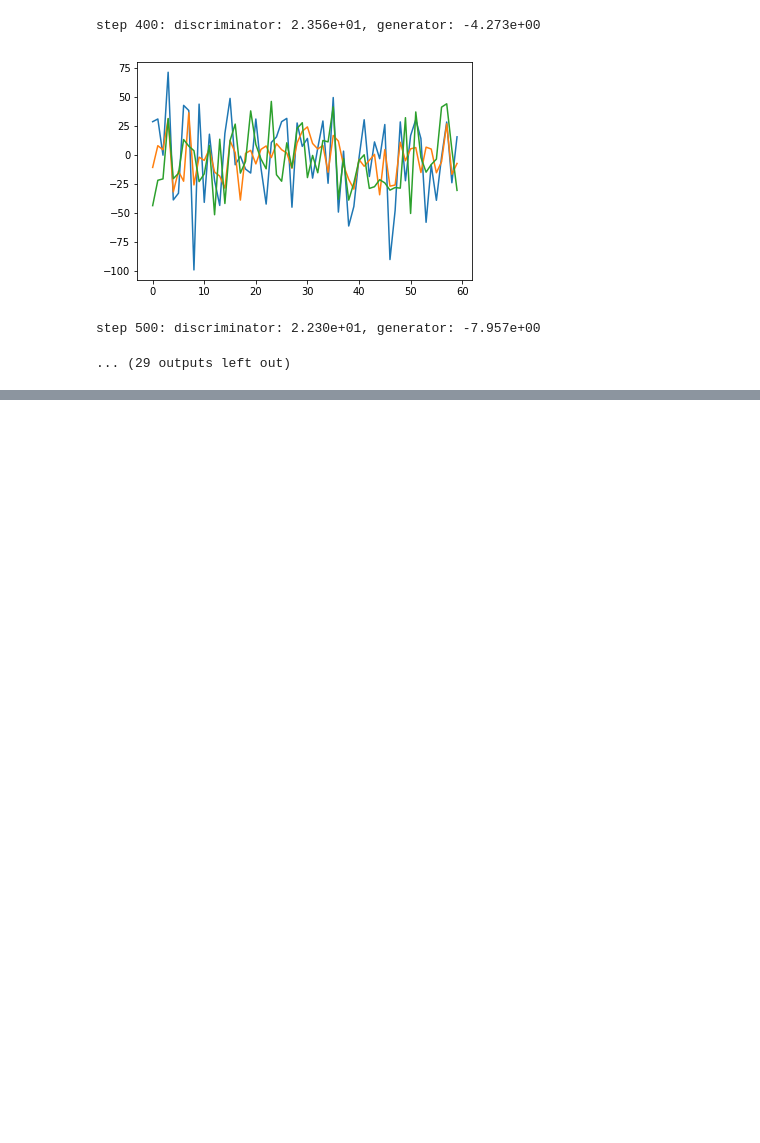
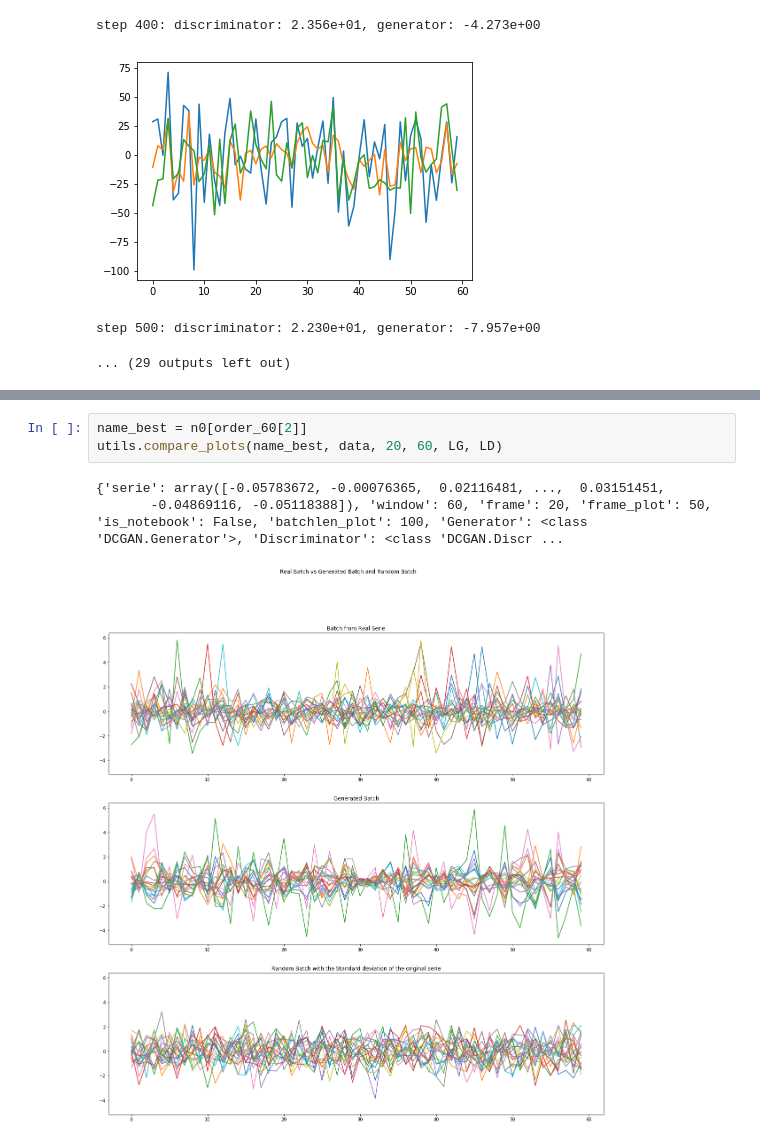
Before and after one commit to DBaudry/Generating_Financial_Time_Series_with_GAN, a Jupyter notebook: Test.ipynb, the cells around one changed output, grey strips where cells are left out. Drawn from its saved outputs; the diff is of its cells as text; blank space fills up the shorter version.

```diff
--- a/Test.ipynb
+++ b/Test.ipynb
@@ -93,0 +173,7 @@ step 500: discriminator: 2.230e+01, generator: -7.957e+00
+# %%
+name_best = n0[order_60[2]]
+utils.compare_plots(name_best, data, 20, 60, LG, LD)
+# %% [output]
+{'serie': array([-0.05783672, -0.00076365,  0.02116481, ...,  0.03151451,
+       -0.04869116, -0.05118388]), 'window': 60, 'frame': 20, 'frame_plot': 50, 'is_notebook': False, 'batchlen_plot': 100, 'Generator': <class 'DCGAN.Generator'>, 'Discriminator': <class 'DCGAN.Discr ...
+[figure, added]
```
Also changed, not shown: parts of 12 cells of this notebook, 1 other file.
